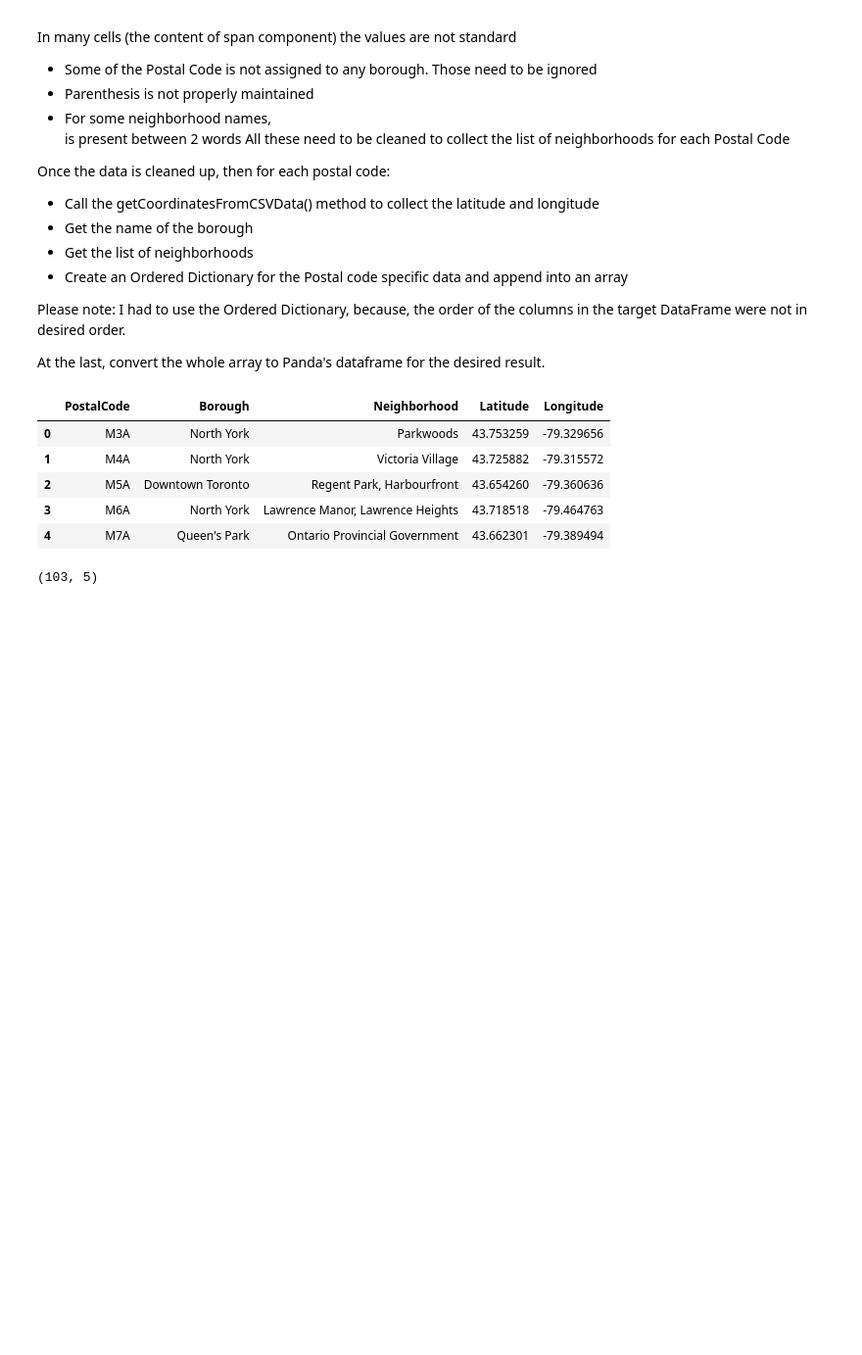
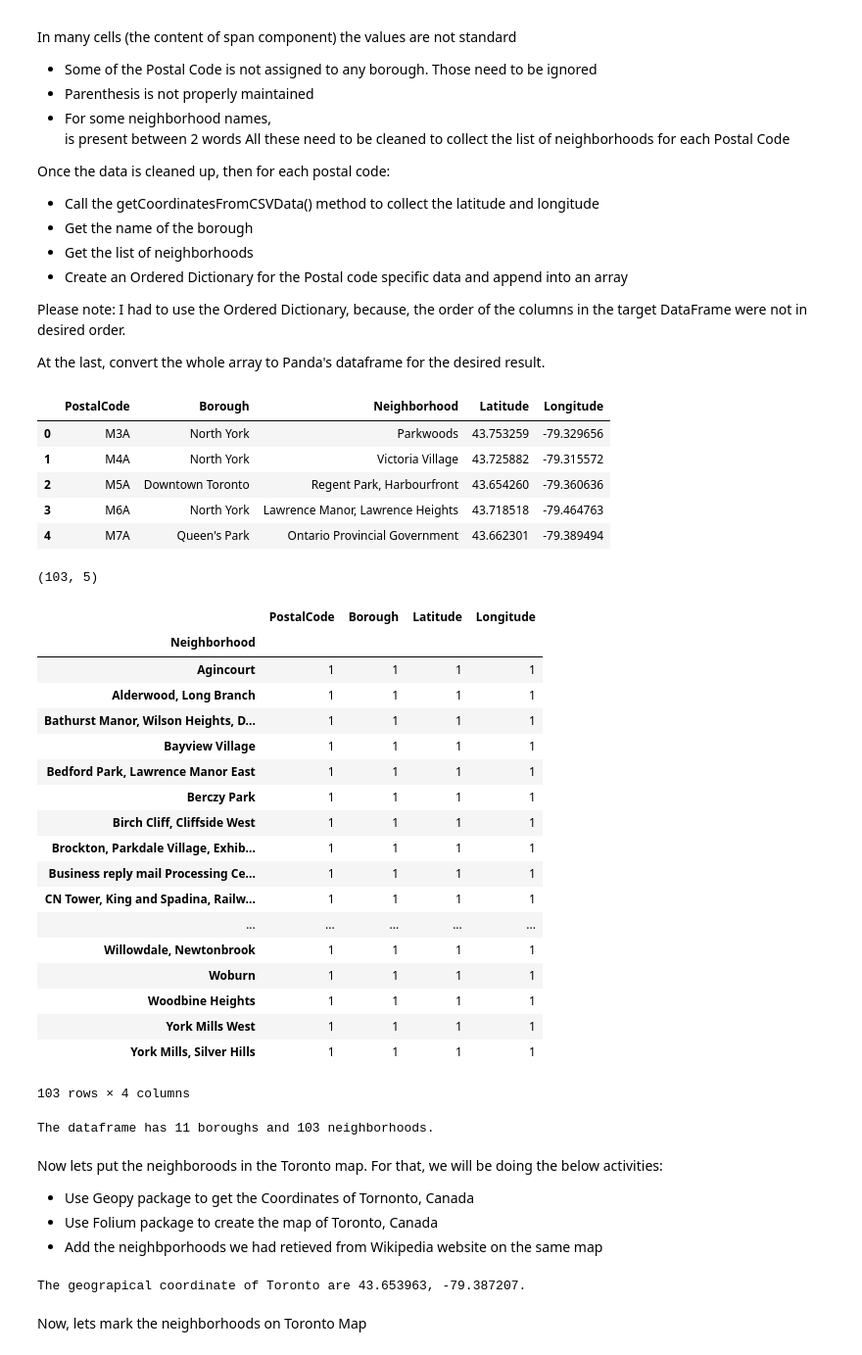
Before and after one commit to bitunsen/Coursera_Capstone, a Jupyter notebook: Segmenting and Clustering Neighborhoods - Toronto.ipynb, the cells around one changed output. Shown: that part at 98% size. Cells and saved outputs as stored; diff of their text form; code cells hidden in the pictures; blank space fills up the shorter version.

```diff
--- a/Segmenting and Clustering Neighborhoods - Toronto.ipynb
+++ b/Segmenting and Clustering Neighborhoods - Toronto.ipynb
@@ -141,3 +154,50 @@ toronto_df.head(5)
 toronto_df.shape
 # %% [output]
 (103, 5)
+# %%
+toronto_df.groupby('Neighborhood').count()
+# %% [output]
+|  | PostalCode | Borough | Latitude | Longitude |
+| Neighborhood |  |  |  |  |
+| Agincourt | 1 | 1 | 1 | 1 |
+| Alderwood, Long Branch | 1 | 1 | 1 | 1 |
+| Bathurst Manor, Wilson Heights, D... | 1 | 1 | 1 | 1 |
+| Bayview Village | 1 | 1 | 1 | 1 |
+| Bedford Park, Lawrence Manor East | 1 | 1 | 1 | 1 |
+| Berczy Park | 1 | 1 | 1 | 1 |
+| Birch Cliff, Cliffside West | 1 | 1 | 1 | 1 |
+| Brockton, Parkdale Village, Exhib... | 1 | 1 | 1 | 1 |
+| Business reply mail Processing Ce... | 1 | 1 | 1 | 1 |
+| CN Tower, King and Spadina, Railw... | 1 | 1 | 1 | 1 |
+| ... | ... | ... | ... | ... |
+| Willowdale, Newtonbrook | 1 | 1 | 1 | 1 |
+| Woburn | 1 | 1 | 1 | 1 |
+| Woodbine Heights | 1 | 1 | 1 | 1 |
+| York Mills West | 1 | 1 | 1 | 1 |
+| York Mills, Silver Hills | 1 | 1 | 1 | 1 |
+103 rows × 4 columns
+# %%
+print('The dataframe has {} boroughs and {} neighborhoods.'.format(
+        len(toronto_df['Borough'].unique()),
+        toronto_df.shape[0]
+    )
+)
+# %% [output]
+The dataframe has 11 boroughs and 103 neighborhoods.
+# %% [markdown]
+Now lets put the neighboroods in the Toronto map. For that, we will be doing the below activities:
+ - Use Geopy package to get the Coordinates of Tornonto, Canada
+ - Use Folium package to create the map of Toronto, Canada
+ - Add the neighbporhoods we had retieved from Wikipedia website on the same map
+# %%
+city_name = "Toronto, Ontario"
+
+geolocator = Nominatim(user_agent="toronto_explorer")
+location = geolocator.geocode(city_name)
+latitude = location.latitude
+longitude = location.longitude
+print('The geograpical coordinate of Toronto are {}, {}.'.format(latitude, longitude))
+# %% [output]
+The geograpical coordinate of Toronto are 43.653963, -79.387207.
+# %% [markdown]
+Now, lets mark the neighborhoods on Toronto Map
```
Also changed, not shown: parts of 45 cells of this notebook.
